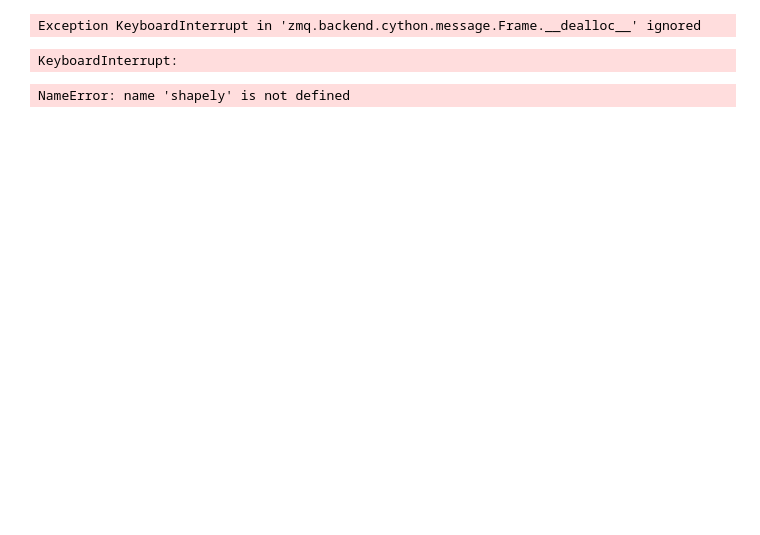
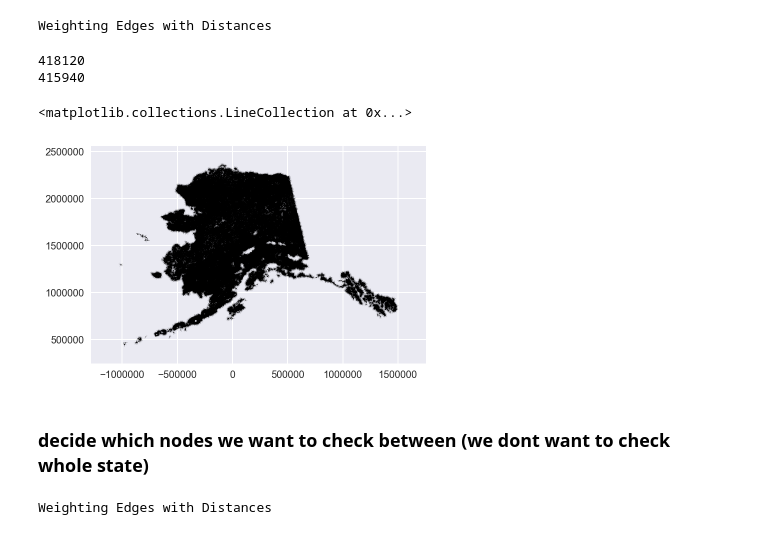
Before and after one commit to jkibele/pyriv, a Jupyter notebook: notebooks/FixingYukonBreaks.ipynb, the cells around one changed output. Saved outputs shown, nothing was run; the diff lists cells and outputs as text; code cells hidden in the pictures; blank space fills up the shorter version.

Commit message:
fix yukon breaks between AK and CA

```diff
--- a/notebooks/FixingYukonBreaks.ipynb
+++ b/notebooks/FixingYukonBreaks.ipynb
@@ -115,12 +3,0 @@ ak_ca.plot()
-# %%
-%%time
-snapped_can_ak = SnapTool.snap_graph(ak_ca, 5.0, 'snapped_can_ak')
-# %% [output]
-Exception KeyboardInterrupt in 'zmq.backend.cython.message.Frame.__dealloc__' ignored
-KeyboardInterrupt:
-# %%
-def join_two_disjoint_river_networks(graph1, graph2, dist_thresh):
-    g = nx.compose(graph1, graph2)
-    SnapTool.snap_graph()
-# %% [output]
-NameError: name 'shapely' is not defined
@@ -126,0 +25,23 @@ NameError: name 'shapely' is not defined
+# %%
+# read in NON-PRUNED high-res AK map
+ak_full = GraphBuilder.GraphBuilder('../../Data/sasap/NatMapCoastline3338/NatMapGDF/NatMapGDF.shp')
+# %% [output]
+Weighting Edges with Distances
+# %%
+print(len(ak_full.graph.nodes()))
+print(len(ak_full.graph.edges()))
+# %% [output]
+418120
+415940
+# %%
+ak_full.graph.plot()
+# %% [output]
+<matplotlib.collections.LineCollection at 0x...>
+[figure, added]
+# %% [markdown]
+### decide which nodes we want to check between (we dont want to check whole state)
+# %%
+#read in the higher-res SASAP subset of canada
+ca_sasap_graph = GraphBuilder.GraphBuilder('../../Data/canada/SASAP_CA_DrainlinesSO2/SASAP_Canada_DrainlinesSO2.shp')
+# %% [output]
+Weighting Edges with Distances
```
Also changed, not shown: parts of 65 cells of this notebook, 3 other files.
